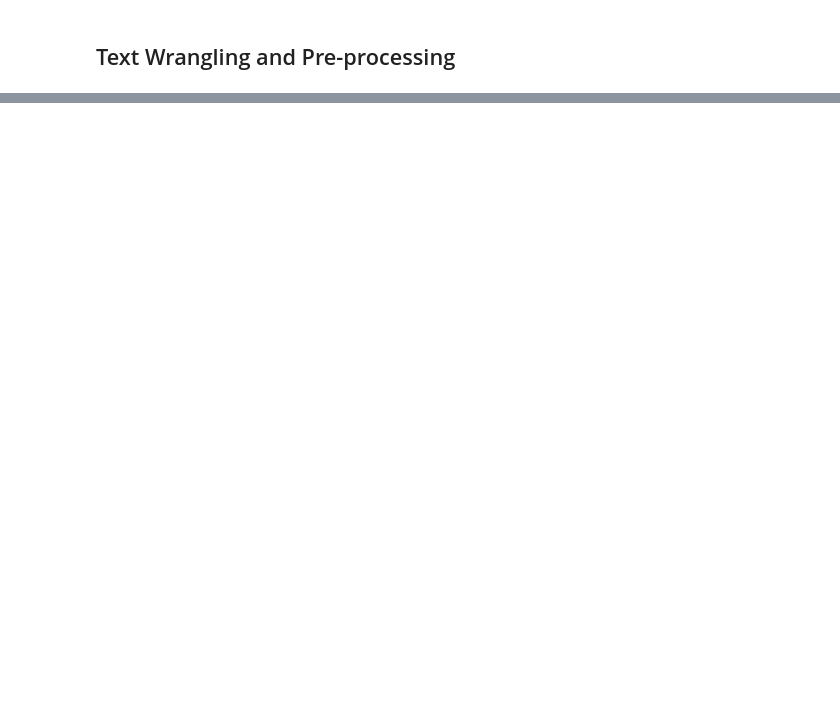
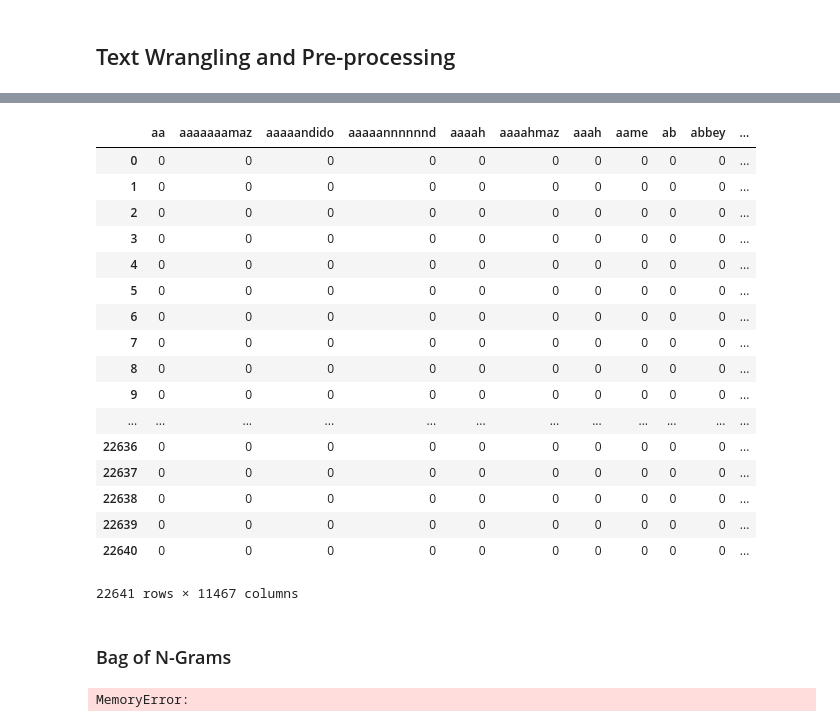
Before and after one commit to mamitch/Springboard_Capstone_Project_2, a Jupyter notebook: Capstone Project 2 Code.ipynb, the cells around one changed output, grey strips where cells are left out. Saved outputs shown, nothing was run; the diff lists cells and outputs as text; code cells hidden in the pictures; blank space fills up the shorter version.

```diff
--- a/Capstone Project 2 Code.ipynb
+++ b/Capstone Project 2 Code.ipynb
@@ -332,6 +366,9 @@ def normalize_corpus(corpus, contraction_expansion=True,
         normalized_corpus.append(doc)
 
     return normalized_corpus
+# %%
+#dropping rows that don't contain any title or review text
+data=data.dropna(subset = ['title_review'])
 # %%
 # pre-process text and store the same
 data['clean_text'] = normalize_corpus(data['title_review'])
@@ -343,0 +394,7 @@ TypeError: normalize() argument 2 must be str, not float
+# %%
+from sklearn.feature_extraction.text import CountVectorizer
+
+cv = CountVectorizer(min_df=0., max_df=1.)
+cv_matrix = cv.fit_transform(norm_corpus)
+cv_matrix = cv_matrix.toarray()
+cv_matrix
@@ -343,0 +409,26 @@ TypeError: normalize() argument 2 must be str, not float
+# %%
+# get all unique words in the corpus
+vocab = cv.get_feature_names()
+# show document feature vectors
+pd.DataFrame(cv_matrix, columns=vocab)
+# %% [output]
+|  | aa | aaaaaaamaz | aaaaandido | aaaaannnnnnd | aaaah | aaaahmaz | aaah | aame | ab | abbey | ... |
+| 0 | 0 | 0 | 0 | 0 | 0 | 0 | 0 | 0 | 0 | 0 | ... |
+| 1 | 0 | 0 | 0 | 0 | 0 | 0 | 0 | 0 | 0 | 0 | ... |
+| 2 | 0 | 0 | 0 | 0 | 0 | 0 | 0 | 0 | 0 | 0 | ... |
+| 3 | 0 | 0 | 0 | 0 | 0 | 0 | 0 | 0 | 0 | 0 | ... |
+| 4 | 0 | 0 | 0 | 0 | 0 | 0 | 0 | 0 | 0 | 0 | ... |
+| 5 | 0 | 0 | 0 | 0 | 0 | 0 | 0 | 0 | 0 | 0 | ... |
+| 6 | 0 | 0 | 0 | 0 | 0 | 0 | 0 | 0 | 0 | 0 | ... |
+| 7 | 0 | 0 | 0 | 0 | 0 | 0 | 0 | 0 | 0 | 0 | ... |
+| 8 | 0 | 0 | 0 | 0 | 0 | 0 | 0 | 0 | 0 | 0 | ... |
+| 9 | 0 | 0 | 0 | 0 | 0 | 0 | 0 | 0 | 0 | 0 | ... |
+| ... | ... | ... | ... | ... | ... | ... | ... | ... | ... | ... | ... |
+| 22636 | 0 | 0 | 0 | 0 | 0 | 0 | 0 | 0 | 0 | 0 | ... |
+| 22637 | 0 | 0 | 0 | 0 | 0 | 0 | 0 | 0 | 0 | 0 | ... |
+| 22638 | 0 | 0 | 0 | 0 | 0 | 0 | 0 | 0 | 0 | 0 | ... |
+| 22639 | 0 | 0 | 0 | 0 | 0 | 0 | 0 | 0 | 0 | 0 | ... |
+| 22640 | 0 | 0 | 0 | 0 | 0 | 0 | 0 | 0 | 0 | 0 | ... |
+22641 rows × 11467 columns
+# %% [markdown]
+### Bag of N-Grams
@@ -343,0 +438,6 @@ TypeError: normalize() argument 2 must be str, not float
+# %%
+bv_matrix = bv_matrix.toarray()
+vocab = bv.get_feature_names()
+pd.DataFrame(bv_matrix, columns=vocab)
+# %% [output]
+MemoryError:
```
Also changed, not shown: parts of 17 cells of this notebook.
